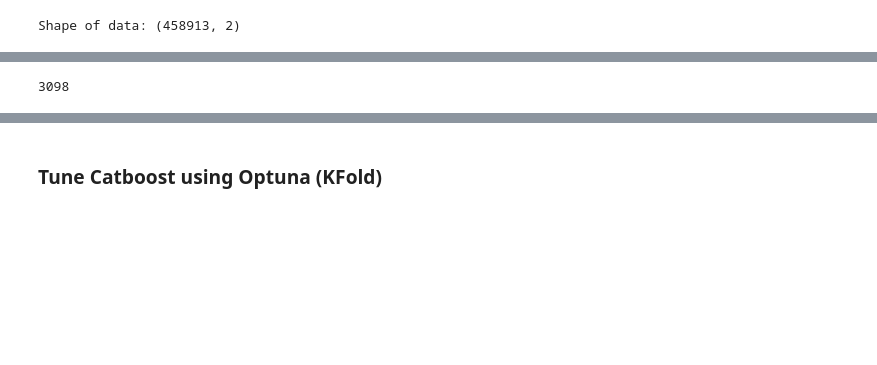
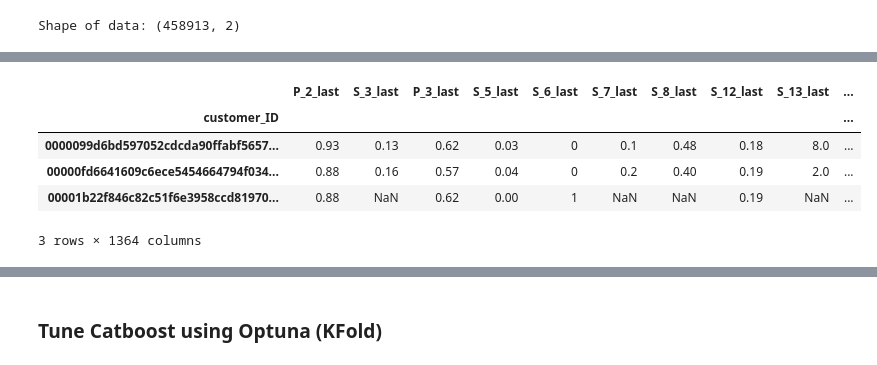
Before and after one commit to waikey-lee/kaggle-amex, a Jupyter notebook: notebooks/4c.train_catboost.ipynb, the cells around one changed output, grey strips where cells are left out. Saved outputs shown, nothing was run; the diff lists cells and outputs as text; code cells hidden in the pictures; blank space fills up the shorter version.

Commit message:
Added train catboost for imputation evaluation

```diff
--- a/notebooks/4c.train_catboost.ipynb
+++ b/notebooks/4c.train_catboost.ipynb
@@ -61,5 +52,6 @@ EXP_PATH = "../experiments"
 ### Read Data
 # %%
 %%time
-train_agg = read_file(f"{PROCESSED_DATA_PATH}/train_agg_exp.pkl")
+risk_df = read_file(f"{INTERIM_DATA_PATH}/v6/train_parquet/train_risk.parquet")
+spend_payment_df = read_file(f"{INTERIM_DATA_PATH}/v6/train_parquet/train_spend_payment.parquet")
 # %% [output]
@@ -120,0 +66,6 @@ Threshold = 7.00, Dropping # of features 108
+# %%
+%%time
+train = pd.concat([
+    spend_payment_df,
+    risk_df.loc[:, get_cols(risk_df, "R_")]
+], axis=1)
@@ -120,0 +75,3 @@ Threshold = 7.00, Dropping # of features 108
+# %%
+%%time
+train_agg, keep_column = feature_gen_pipeline(train)
@@ -121,4 +96,12 @@ Threshold = 7.00, Dropping # of features 108
+# %%
+train_agg.head(3)
+# %% [output]
+|  | P_2_last | S_3_last | P_3_last | S_5_last | S_6_last | S_7_last | S_8_last | S_12_last | S_13_last | ... |
+| customer_ID |  |  |  |  |  |  |  |  |  | ... |
+| 0000099d6bd597052cdcda90ffabf5657... | 0.93 | 0.13 | 0.62 | 0.03 | 0 | 0.1 | 0.48 | 0.18 | 8.0 | ... |
+| 00000fd6641609c6ece5454664794f034... | 0.88 | 0.16 | 0.57 | 0.04 | 0 | 0.2 | 0.40 | 0.19 | 2.0 | ... |
+| 00001b22f846c82c51f6e3958ccd81970... | 0.88 | NaN | 0.62 | 0.00 | 1 | NaN | NaN | 0.19 | NaN | ... |
+3 rows × 1364 columns
 # %%
-len(features_to_drop)
+# len(features_to_drop)
+# train_agg = train_agg.drop(columns=list(features_to_drop), errors="ignore")
-# %% [output]
-3098
```
Also changed, not shown: parts of 23 cells of this notebook.
